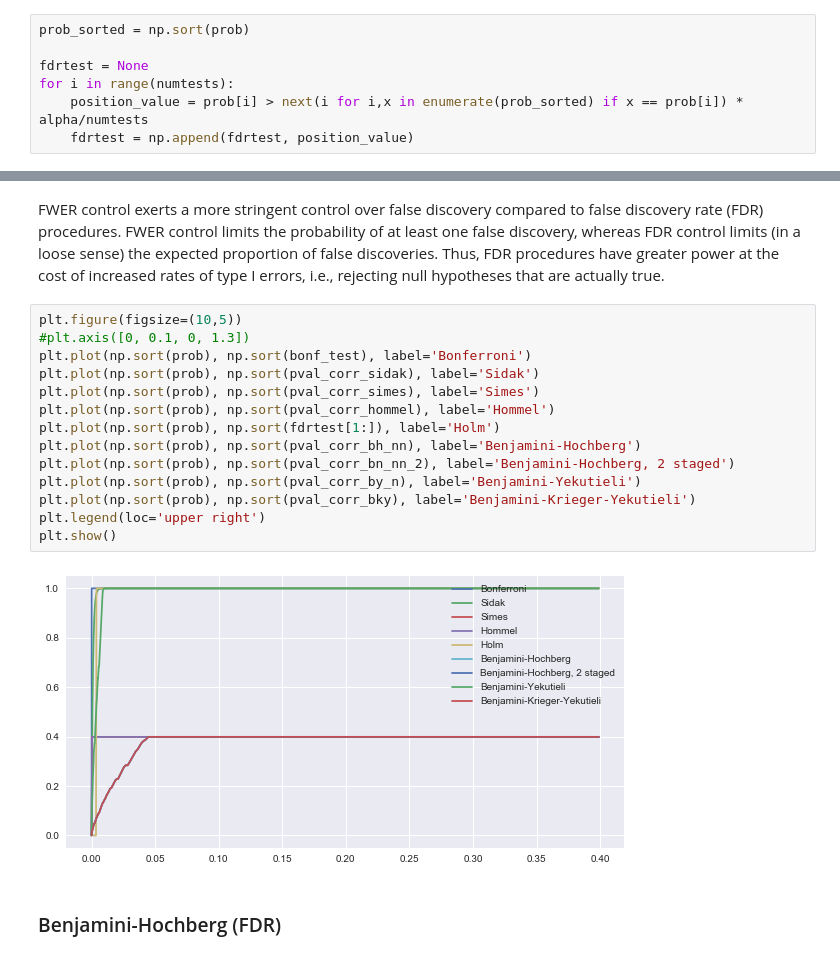
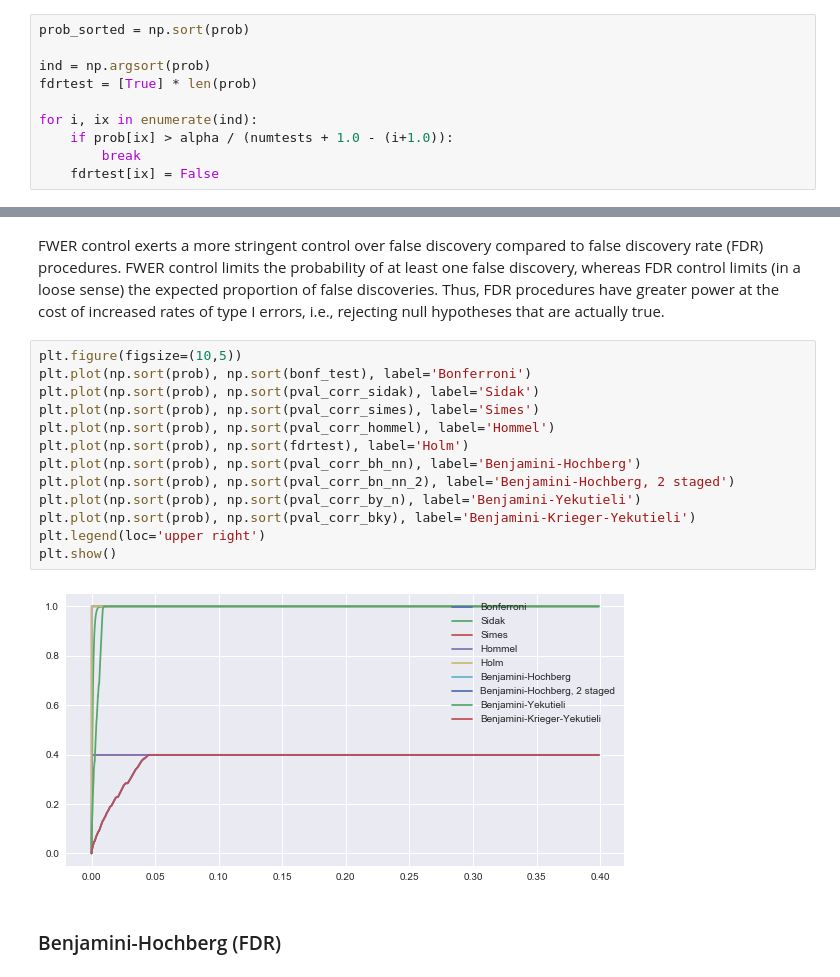
Before and after one commit to daryadedik/multiple-correction-problem, a Jupyter notebook: multiple-correction.ipynb, the cells around one changed output, grey strips where cells are left out. Saved outputs shown, nothing was run; the diff lists cells and outputs as text.

Commit message:
Corrected Holms method

```diff
--- a/multiple-correction.ipynb
+++ b/multiple-correction.ipynb
@@ -197,11 +197,14 @@ The procedure is:
 2. Let k be the minimal index such that :
 $$P_{(k)} > \frac{\alpha}{m+1-k}$$
 3. Reject the null hypotheses $H_{(1)} \dots H_{(k-1)}$
-# %%
-prob_sorted = np.sort(prob)
-
-fdrtest = None
-for i in range(numtests):
-    position_value = prob[i] > next(i for i,x in enumerate(prob_sorted) if x == prob[i]) * alpha/numtests
-    fdrtest = np.append(fdrtest, position_value)
+# %%
+prob_sorted = np.sort(prob)
+
+ind = np.argsort(prob)
+fdrtest = [True] * len(prob)
+
+for i, ix in enumerate(ind):
+    if prob[ix] > alpha / (numtests + 1.0 - (i+1.0)):
+        break
+    fdrtest[ix] = False
 # %%
@@ -217,20 +231,19 @@ Type II error rate (false negatives): 0.5000
 FWER control exerts a more stringent control over false discovery compared to false discovery rate (FDR) procedures. FWER control limits the probability of at least one false discovery, whereas FDR control limits (in a loose sense) the expected proportion of false discoveries. Thus, FDR procedures have greater power at the cost of increased rates of type I errors, i.e., rejecting null hypotheses that are actually true.
 # %%
 plt.figure(figsize=(10,5))
-#plt.axis([0, 0.1, 0, 1.3])
 plt.plot(np.sort(prob), np.sort(bonf_test), label='Bonferroni')
 plt.plot(np.sort(prob), np.sort(pval_corr_sidak), label='Sidak')
 plt.plot(np.sort(prob), np.sort(pval_corr_simes), label='Simes')
 plt.plot(np.sort(prob), np.sort(pval_corr_hommel), label='Hommel')
-plt.plot(np.sort(prob), np.sort(fdrtest[1:]), label='Holm')
+plt.plot(np.sort(prob), np.sort(fdrtest), label='Holm')
 plt.plot(np.sort(prob), np.sort(pval_corr_bh_nn), label='Benjamini-Hochberg')
 plt.plot(np.sort(prob), np.sort(pval_corr_bn_nn_2), label='Benjamini-Hochberg, 2 staged')
 plt.plot(np.sort(prob), np.sort(pval_corr_by_n), label='Benjamini-Yekutieli')
 plt.plot(np.sort(prob), np.sort(pval_corr_bky), label='Benjamini-Krieger-Yekutieli')
 plt.legend(loc='upper right')
 plt.show()
 # %% [output]
-[figure, old version]
+[figure, new version]
 # %% [markdown]
 ### Benjamini-Hochberg (FDR)
 # %% [markdown]
```
Also changed, not shown: parts of 16 cells of this notebook.
